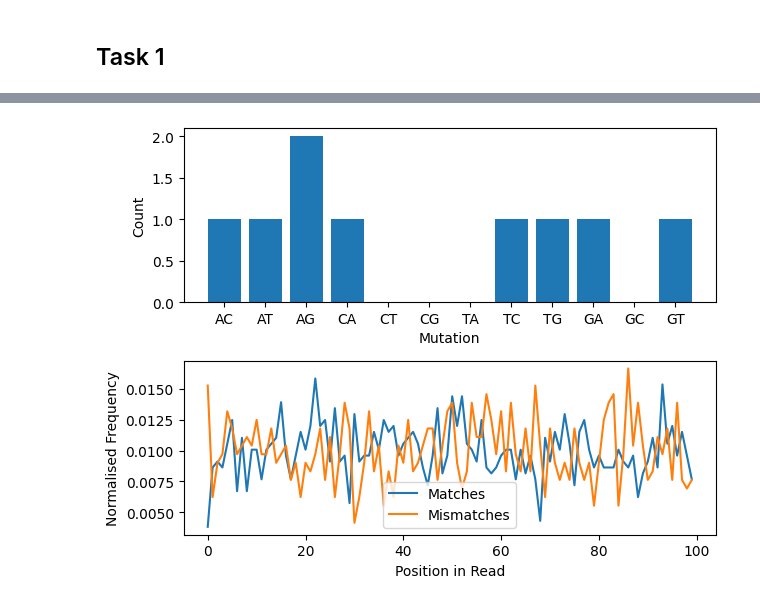
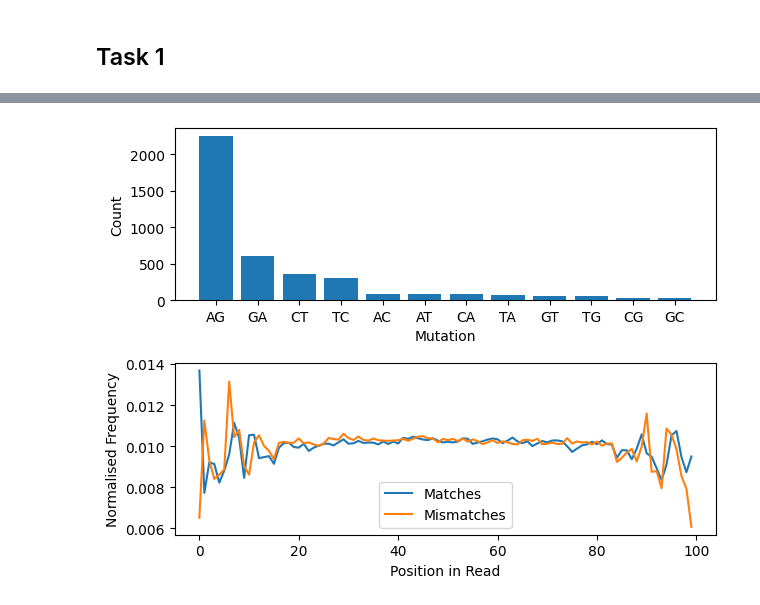
Before and after one commit to RiboRings/neurogenomics, a Jupyter notebook: project3.ipynb, the cells around one changed output, grey strips where cells are left out. Cells and saved outputs as stored; diff of their text form; code cells hidden in the pictures.

```diff
--- a/project3.ipynb
+++ b/project3.ipynb
@@ -98,15 +98,15 @@ ref_seq_list = []
 var_seq_list = []
 signif_list = []
 pos_list = []
+x, X = 0, 1000
 
 with open(working_dir + "modifications.txt", "w") as results:
 
     results.write("Gene\tPosition\tCoverage\tA\tC\tT\tG\tVar\tTotal\tPadj\n")
-    x = 0
 
     for transcript_name in df["id"]:
 
-        if x == 10:
+        if x == X:
             break
         x += 1
 
@@ -118,7 +118,7 @@ with open(working_dir + "modifications.txt", "w") as results:
         ref_seq, var_seq = Seq(""), Seq("")
         signif = []
         gene_pos = []
-        n, N = 0, 1000
+        n, N = 0, 10000
 
         # Generate pileup for one gene
         gene_pileup = gfl_bam.pileup(
@@ -196,20 +203,25 @@ with open(working_dir + "modifications.txt", "w") as results:
 # %%
+# Sort mutation pairs by count
+pair_counter = dict(sorted(pair_counter.items(), key=lambda item: item[1], reverse=True))
+
 fig, axes = plt.subplots(2)
 
+# Visualise barplot of mutation pairs
 axes[0].bar(pair_counter.keys(), pair_counter.values())
 axes[0].set_xlabel("Mutation")
 axes[0].set_ylabel("Count")
 
+# Visualise lineplot of matches and mismatches within a read
 axes[1].plot(matches, label="Matches")
 axes[1].plot(mismatches, label="Mismatches")
 
 axes[1].set_xlabel("Position in Read")
 axes[1].set_ylabel("Normalised Frequency")
 axes[1].legend(loc="lower center")
 
 plt.tight_layout()
 # %% [output]
-[figure, old version]
+[figure, new version]
 # %%
 aa_counter = Counter()
 
```
Also changed, not shown: parts of 3 cells of this notebook.
